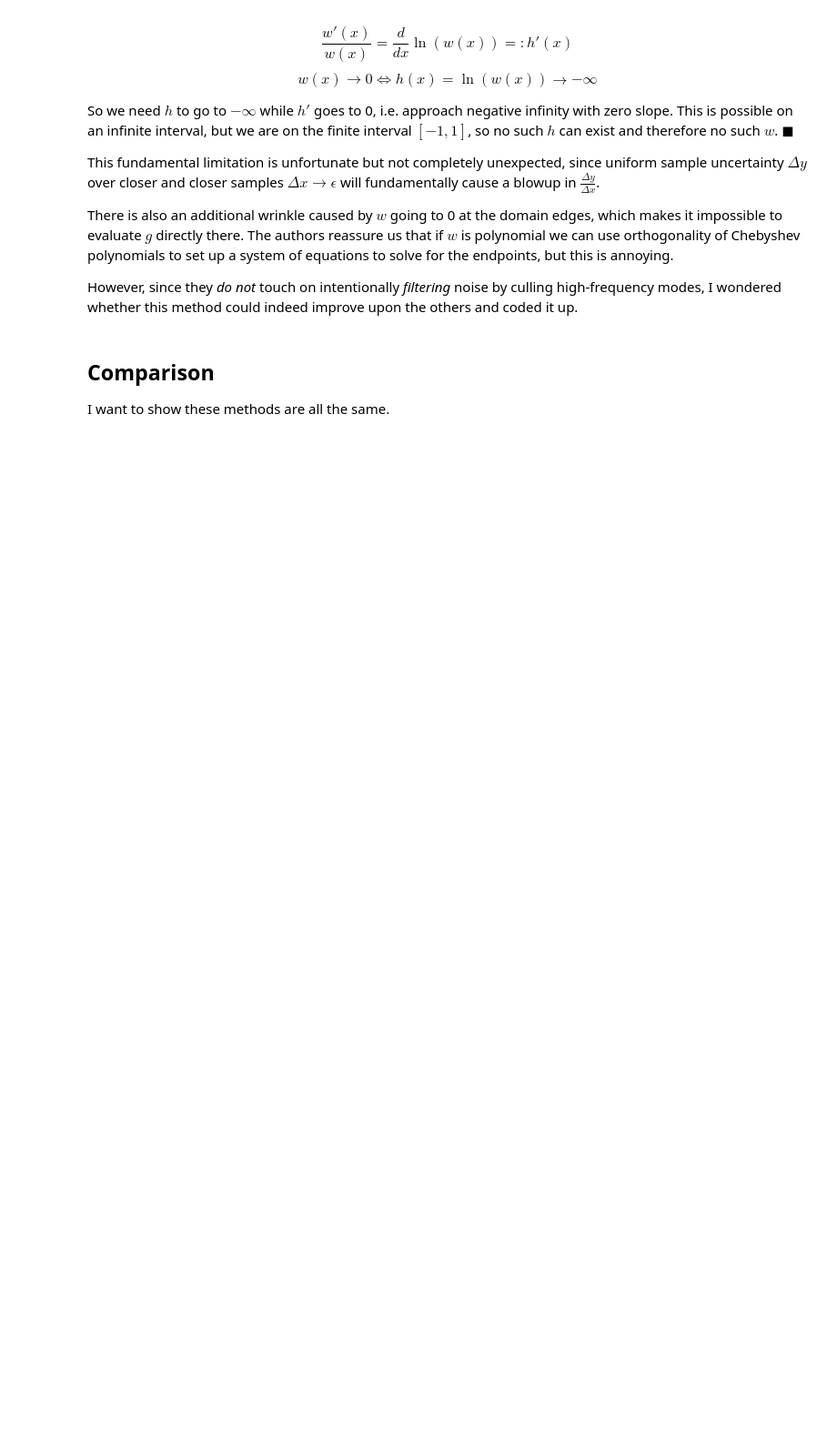
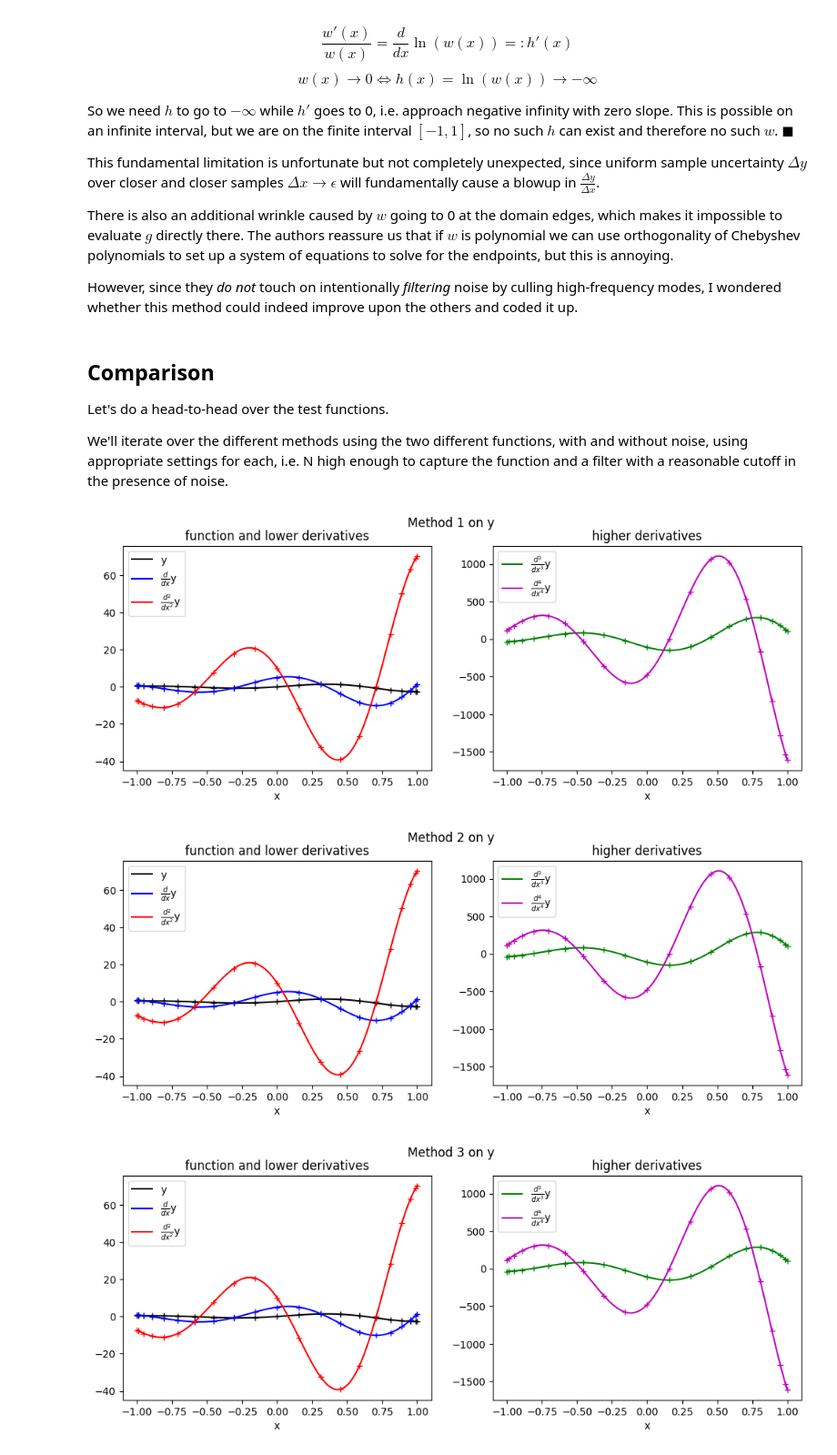
Before and after one commit to pavelkomarov/spectral-derivatives, a Jupyter notebook: notebooks/alternative_chebyshev_derivative_methods.ipynb, the cells around one changed output. Shown at 91% size. Saved outputs shown, nothing was run; the diff lists cells and outputs as text; code cells hidden in the pictures; blank space fills up the shorter version.

```diff
--- a/notebooks/alternative_chebyshev_derivative_methods.ipynb
+++ b/notebooks/alternative_chebyshev_derivative_methods.ipynb
@@ -165,7 +233,7 @@ There is also an additional wrinkle caused by $w$ going to 0 at the domain edges
 
 However, since they *do not* touch on intentionally *filtering* noise by culling high-frequency modes, I wondered whether this method could indeed improve upon the others and coded it up.
 # %%
-def brown_deriv(y_n: np.ndarray, filter: callable=None, filter_input=False, filter_g=False):
+def brown_deriv(y_n: np.ndarray, x_n, order, filter: callable=None, filter_input=True, filter_g=False):
 	"""Brown paper method. We write y(x) = (1+x)y(1)/2 + (1-x)y(-1)/2 + (1-x^2)g(x), where we don't know g but can find g.
 	Now we can take the derivative y'(x) = (y(1) - y(-1))/2 + (1-x^2)g'(x) - 2xg(x). We can get g' from g via the Chebyshev
 	coefficients recursion. Both g and g' blow up at the edges, but the effect is balanced in the case of g' by multiplication
@@ -174,6 +242,8 @@ def brown_deriv(y_n: np.ndarray, filter: callable=None, filter_input=False, filt
 	Args:
 		y_n (np.ndarray): one-or-multi-dimensional array, values of a function, sampled at cosine-spaced points in the dimension
 			of differentiation.
+		x_n (np.ndarray): assumed to be canonical cosine-spaced points
+		order (int): The order of differentiation, also called :math:`\\nu`. Must be :math:`\\geq 1`.
 		filter (callable, optional): A function or :code:`lambda` that takes the 1D array of Chebyshev polynomial numbers, :math:`k
 			= [0, ... N]`, and returns a same-shaped array of weights, which get multiplied in to the initial frequency transform of
 			the data, :math:`Y_k`. Can be helpful when taking derivatives of noisy data. The default is to apply #nofilter.
@@ -183,7 +253,8 @@ def brown_deriv(y_n: np.ndarray, filter: callable=None, filter_input=False, filt
 	:returns: (*np.ndarray*) -- :code:`dy_n`, shaped like :code:`y_n`, samples of the :math:`\\nu^{th}` derivative of the function
 	"""
 	N = len(y_n) - 1
-	if filter_input:
+	x_n = np.cos(np.arange(N+1)*np.pi/N)
+	if filter and filter_input:
 		Y_k = dct(y_n, 1)
 		y_n = dct(Y_k * filter(np.arange(N+1)), 1)/(2*N)
 
@@ -237,8 +308,11 @@ def brown_deriv(y_n: np.ndarray, filter: callable=None, filter_input=False, filt
 	g_n_prime = dct(G_k_prime, 1)/(2*N)
 
 	# Put together into y' and return
-	return (y_n[0] - y_n[-1])/2 + (1-x_n**2)*g_n_prime - 2*x_n*g_n
+	dy_n = (y_n[0] - y_n[-1])/2 + (1-x_n**2)*g_n_prime - 2*x_n*g_n
+	return dy_n if order == 1 else brown_deriv(dy_n, x_n, order-1, filter, filter_input, filter_g) # recursion for higher orders
 # %% [markdown]
 ## Comparison
 
-I want to show these methods are all the same.
+Let's do a head-to-head over the test functions.
+
+We'll iterate over the different methods using the two different functions, with and without noise, using appropriate settings for each, i.e. N high enough to capture the function and a filter with a reasonable cutoff in the presence of noise.
@@ -303,0 +319,49 @@ d(u(x_n), filter=None)#lambda k: np.abs(k) < cutoff)
+# %%
+L2_results = pandas.DataFrame(index=['y', 'y + e', 'u', 'u + e'], columns=['Method 1', 'Method 2', 'Method 3'])
+Linf_results = pandas.DataFrame(index=['y', 'y + e', 'u', 'u + e'], columns=['Method 1', 'Method 2', 'Method 3'])
+runtimes = pandas.DataFrame(index=['y', 'y + e', 'u', 'u + e'], columns=['Method 1', 'Method 2', 'Method 3'])
+noises = [np.random.randn(21), np.random.randn(101)]
+
+# Iterate the two test functions
+for row,N,f,noise in [('y',20,[y,dy,d2y,d3y,d4y],noises[0]), ('u',100,[u,du,d2u,d3u,d4u],noises[1])]:
+	x_n = np.cos(np.arange(N+1) * np.pi / N)
+	# Iterate without noise and with noise, where we use a filter for some appropriate number of modes in the presence of noise
+	for e,noise_level,filter in [('', 0, None), (' + e', 0.05, lambda k: k < (10 if row=='y' else 30))]:
+		# Iterate the three methods
+		for col,method in [('Method 1',cheb_deriv_via_fourier), ('Method 2',cheb_deriv), ('Method 3',brown_deriv)]:
+			# Calculate numerical values, timing the four method runs
+			y_n = f[0](x_n) + noise_level*noise
+			start = time()
+			dy_n = method(y_n, x_n, 1, filter=filter)
+			d2y_n = method(y_n, x_n, 2, filter=filter)
+			d3y_n = method(y_n, x_n, 3, filter=filter)
+			d4y_n = method(y_n, x_n, 4, filter=filter)
+			end = time()
+			c = [y_n, dy_n, d2y_n, d3y_n, d4y_n] # computed
+			# Calculate and save accuracy and runtime metrics
+			L2_results.loc[row+e, col] = '<br/>'.join([f"{nu}: {np.linalg.norm(f[nu](x_n)-c[nu])}" for nu in range(len(f))])
+			Linf_results.loc[row+e, col] = '<br/>'.join([f"{nu}: {np.max(np.abs(f[nu](x_n)-c[nu]))}" for nu in range(len(f))])
+			runtimes.loc[row+e, col] = (end-start)*1000
+			# Plot the true function and the numerical derivative output
+			fig, axes = pyplot.subplots(1, 2, figsize=(12,4))
+			fig.suptitle(col+" on "+row+e)
+			axes[0].plot(x, f[0](x), 'k', label=row)
+			axes[0].plot(x, f[1](x), 'b', label=r"$\frac{d}{dx}$"+row)
+			axes[0].plot(x, f[2](x), 'r', label=r"$\frac{d^2}{dx^2}$"+row)
+			axes[0].plot(x_n, y_n, 'k+')
+			axes[0].plot(x_n, dy_n, 'b+')
+			axes[0].plot(x_n, d2y_n, 'r+')
+			axes[0].set_title("function and lower derivatives")
+			axes[0].set_xlabel('x')
+			axes[0].legend()
+			axes[1].plot(x, f[3](x), 'g', label=r"$\frac{d^3}{dx^3}$"+row)
+			axes[1].plot(x, f[4](x), 'm', label=r"$\frac{d^4}{dx^4}$"+row)
+			axes[1].plot(x_n, d3y_n, 'g+')
+			axes[1].plot(x_n, d4y_n, 'm+')
+			axes[1].set_title("higher derivatives")
+			axes[1].set_xlabel('x')
+			axes[1].legend()
+# %% [output]
+[figure, added]
+[figure, added]
+[figure, added]
```
Also changed, not shown: parts of 15 cells of this notebook, 2 other files.
